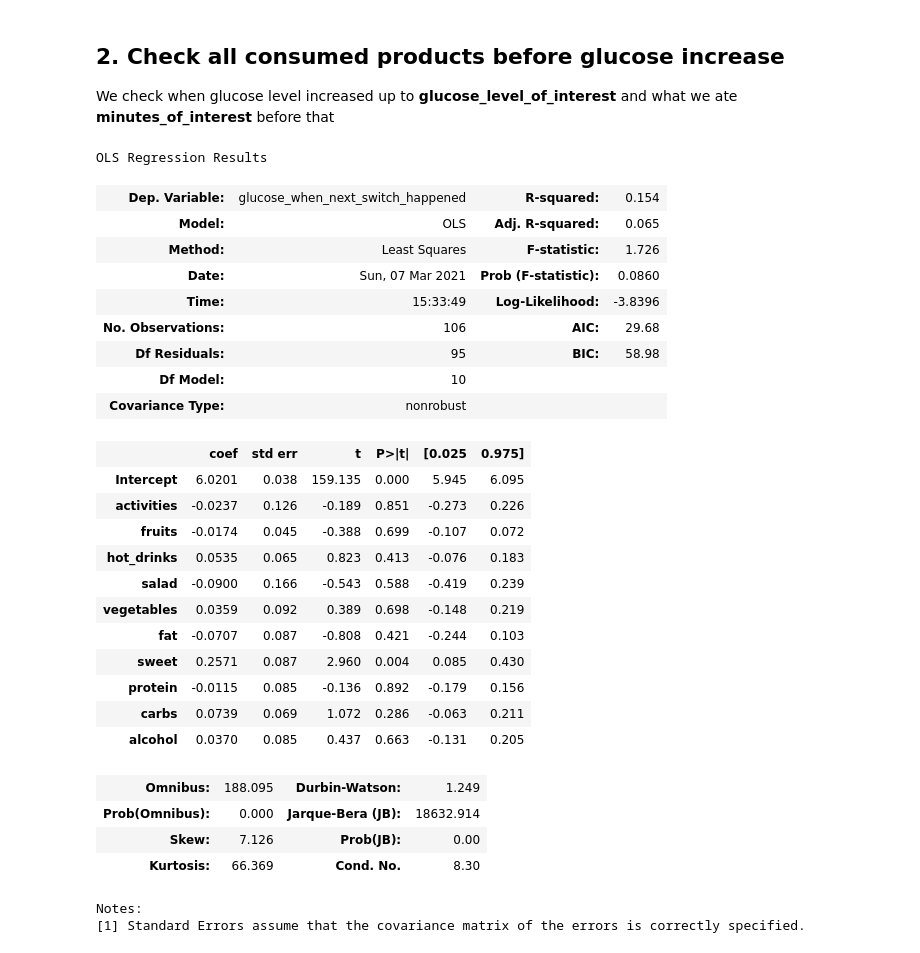
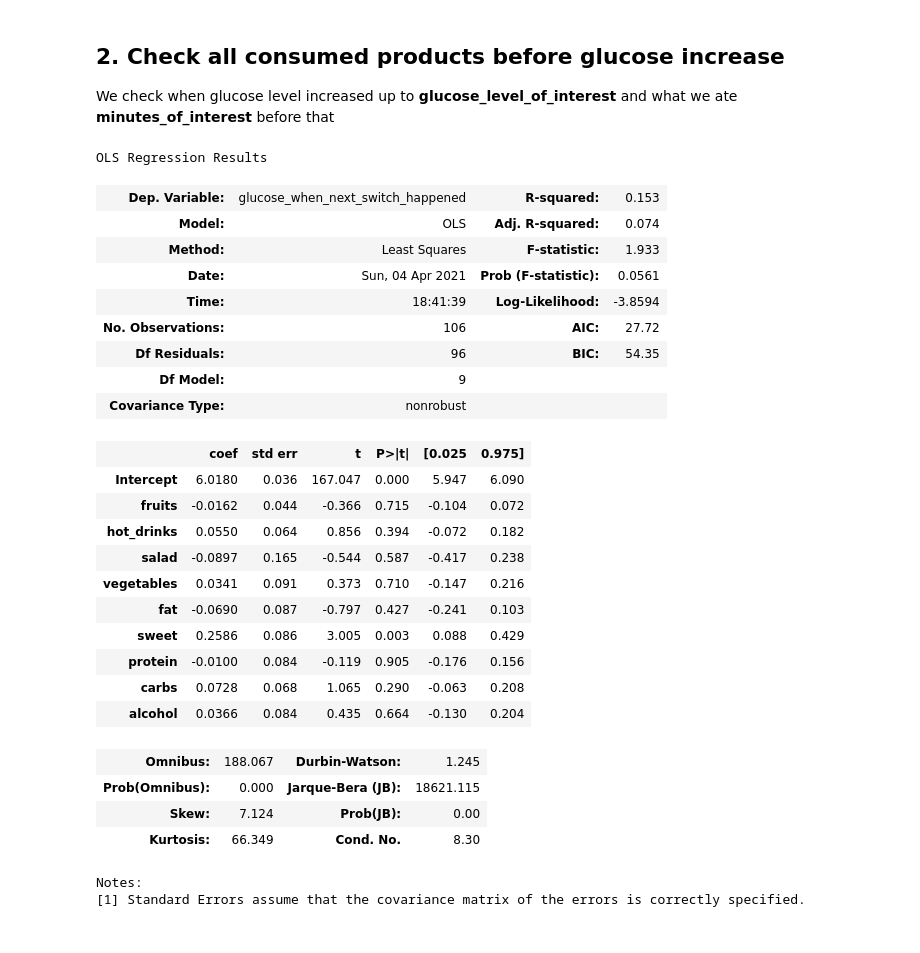
Before and after one commit to artamarkin/sugar-level, a Jupyter notebook: [1]-EDA.ipynb, the cells around one changed output. Drawn from its saved outputs; the diff is of its cells as text; code cells hidden in the pictures.

```diff
--- a/[1]-EDA.ipynb
+++ b/[1]-EDA.ipynb
@@ -349,7 +429,7 @@ def consumed_products_before_glucose_increase(
         .loc[
             lambda d: d["minutes_until_switch"] <= minutes_of_interest,
             [
-                "activities",
+                #                 "activities",
                 "fruits",
                 "hot_drinks",
                 "salad",
@@ -377,49 +457,47 @@ abt = consumed_products_before_glucose_increase(
 # %%
 # fit OLS
 
 import statsmodels.formula.api as smf
 
 
 def calculate_ols(glucose_level_of_interest: int, minutes_of_interest: int) -> None:
     abt = consumed_products_before_glucose_increase(
         glucose_level_of_interest, minutes_of_interest
     )
-
     results = smf.ols(
-        "glucose_when_next_switch_happened ~ activities+fruits+hot_drinks+salad+vegetables+fat+sweet+protein+carbs+alcohol",
+        "glucose_when_next_switch_happened ~ fruits+hot_drinks+salad+vegetables+fat+sweet+protein+carbs+alcohol",
         data=abt,
     ).fit()
     display(results.summary())
 
 
 calculate_ols(glucose_level_of_interest=6, minutes_of_interest=60)
 # %% [output]
 OLS Regression Results
-| Dep. Variable: | glucose_when_next_switch_happened | R-squared: | 0.154 |
-| Model: | OLS | Adj. R-squared: | 0.065 |
-| Method: | Least Squares | F-statistic: | 1.726 |
-| Date: | Sun, 07 Mar 2021 | Prob (F-statistic): | 0.0860 |
-| Time: | 15:33:49 | Log-Likelihood: | -3.8396 |
-| No. Observations: | 106 | AIC: | 29.68 |
-| Df Residuals: | 95 | BIC: | 58.98 |
-| Df Model: | 10 |  |  |
+| Dep. Variable: | glucose_when_next_switch_happened | R-squared: | 0.153 |
+| Model: | OLS | Adj. R-squared: | 0.074 |
+| Method: | Least Squares | F-statistic: | 1.933 |
+| Date: | Sun, 04 Apr 2021 | Prob (F-statistic): | 0.0561 |
+| Time: | 18:41:39 | Log-Likelihood: | -3.8594 |
+| No. Observations: | 106 | AIC: | 27.72 |
+| Df Residuals: | 96 | BIC: | 54.35 |
+| Df Model: | 9 |  |  |
 | Covariance Type: | nonrobust |  |  |
 |  | coef | std err | t | P>|t| | [0.025 | 0.975] |
-| Intercept | 6.0201 | 0.038 | 159.135 | 0.000 | 5.945 | 6.095 |
-| activities | -0.0237 | 0.126 | -0.189 | 0.851 | -0.273 | 0.226 |
-| fruits | -0.0174 | 0.045 | -0.388 | 0.699 | -0.107 | 0.072 |
-| hot_drinks | 0.0535 | 0.065 | 0.823 | 0.413 | -0.076 | 0.183 |
-| salad | -0.0900 | 0.166 | -0.543 | 0.588 | -0.419 | 0.239 |
-| vegetables | 0.0359 | 0.092 | 0.389 | 0.698 | -0.148 | 0.219 |
-| fat | -0.0707 | 0.087 | -0.808 | 0.421 | -0.244 | 0.103 |
-| sweet | 0.2571 | 0.087 | 2.960 | 0.004 | 0.085 | 0.430 |
-| protein | -0.0115 | 0.085 | -0.136 | 0.892 | -0.179 | 0.156 |
-| carbs | 0.0739 | 0.069 | 1.072 | 0.286 | -0.063 | 0.211 |
-| alcohol | 0.0370 | 0.085 | 0.437 | 0.663 | -0.131 | 0.205 |
+| Intercept | 6.0180 | 0.036 | 167.047 | 0.000 | 5.947 | 6.090 |
+| fruits | -0.0162 | 0.044 | -0.366 | 0.715 | -0.104 | 0.072 |
+| hot_drinks | 0.0550 | 0.064 | 0.856 | 0.394 | -0.072 | 0.182 |
+| salad | -0.0897 | 0.165 | -0.544 | 0.587 | -0.417 | 0.238 |
+| vegetables | 0.0341 | 0.091 | 0.373 | 0.710 | -0.147 | 0.216 |
+| fat | -0.0690 | 0.087 | -0.797 | 0.427 | -0.241 | 0.103 |
+| sweet | 0.2586 | 0.086 | 3.005 | 0.003 | 0.088 | 0.429 |
+| protein | -0.0100 | 0.084 | -0.119 | 0.905 | -0.176 | 0.156 |
+| carbs | 0.0728 | 0.068 | 1.065 | 0.290 | -0.063 | 0.208 |
+| alcohol | 0.0366 | 0.084 | 0.435 | 0.664 | -0.130 | 0.204 |
-| Omnibus: | 188.095 | Durbin-Watson: | 1.249 |
-| Prob(Omnibus): | 0.000 | Jarque-Bera (JB): | 18632.914 |
-| Skew: | 7.126 | Prob(JB): | 0.00 |
-| Kurtosis: | 66.369 | Cond. No. | 8.30 |
+| Omnibus: | 188.067 | Durbin-Watson: | 1.245 |
+| Prob(Omnibus): | 0.000 | Jarque-Bera (JB): | 18621.115 |
+| Skew: | 7.124 | Prob(JB): | 0.00 |
+| Kurtosis: | 66.349 | Cond. No. | 8.30 |
 Notes:
 [1] Standard Errors assume that the covariance matrix of the errors is correctly specified.
 # %%
```
Also changed, not shown: parts of 12 cells of this notebook, 1 other file.
